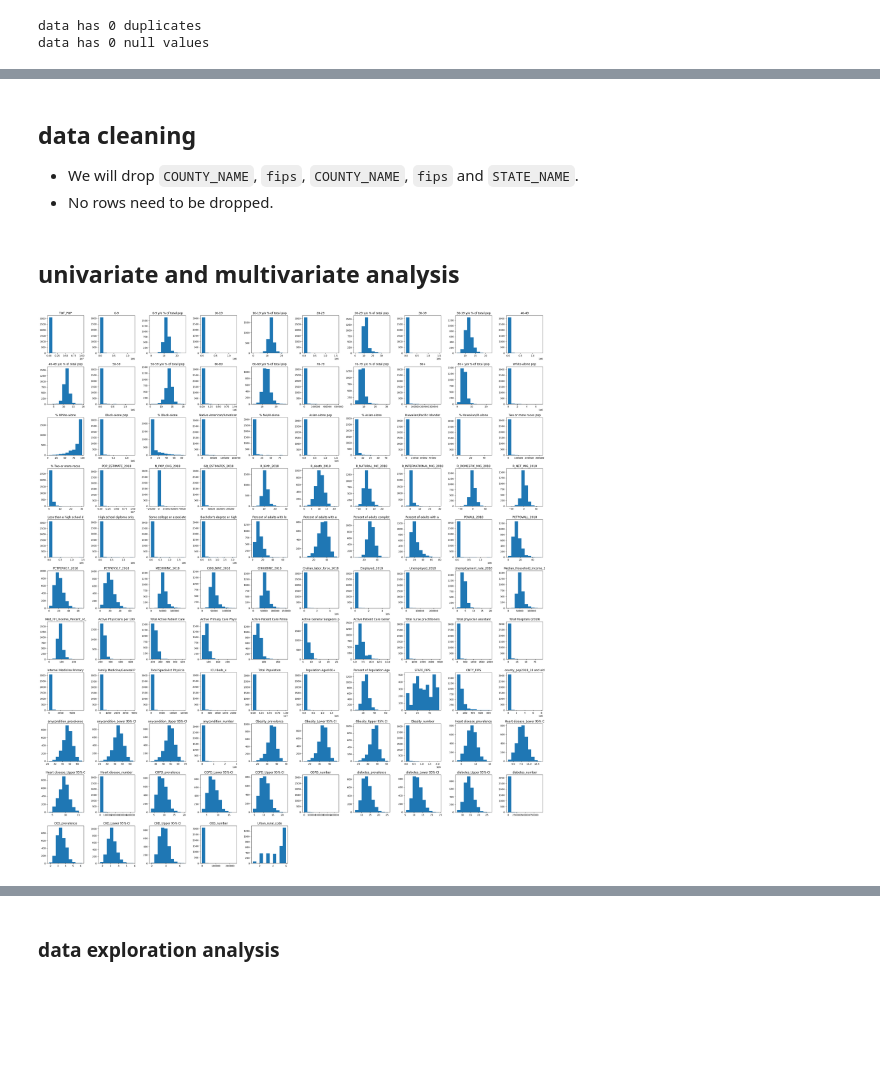
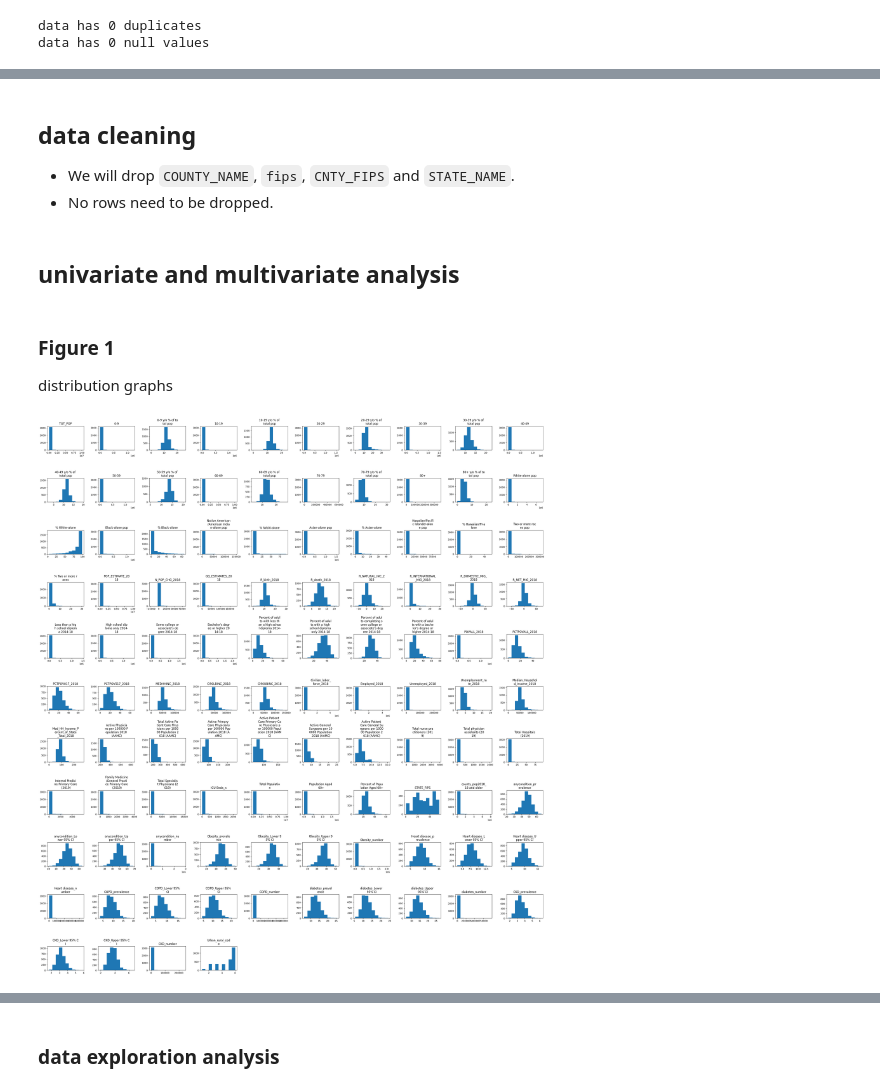
Before and after one commit to ShadekJaramillo/regularized-linear-regression-tutorial, a Jupyter notebook: src/explore.ipynb, the cells around one changed output, grey strips where cells are left out. Drawn from its saved outputs; the diff is of its cells as text; code cells hidden in the pictures; blank space fills up the shorter version.

```diff
--- a/src/explore.ipynb
+++ b/src/explore.ipynb
@@ -170,29 +183,35 @@ data has 0 null values
 # %% [markdown]
 ## data cleaning
-- We will drop `COUNTY_NAME`, `fips`, `COUNTY_NAME`, `fips` and `STATE_NAME`.
+- We will drop `COUNTY_NAME`, `fips`, `CNTY_FIPS` and `STATE_NAME`.
 - No rows need to be dropped.
 # %%
 clean_df = raw_df.copy()
-clean_df.drop(columns=['COUNTY_NAME', 'fips', 'COUNTY_NAME', 'fips', 'STATE_NAME'], inplace=True)
+clean_df.drop(columns=['COUNTY_NAME', 'fips', 'CNTY_FIPS', 'STATE_NAME'], inplace=True)
 clean_df.rename(columns={'19-Oct':'10-19'}, inplace=True)
 # %% [markdown]
 ## univariate and multivariate analysis
+# %% [markdown]
+### Figure 1
+distribution graphs
 # %%
 ncols = 10
 nrows = ceil(len(clean_df.columns)/ncols)
 in_size = 3
 
 fig = plt.figure(figsize=(ncols*in_size, nrows*in_size))
 ax: list[Axes]= []
 
 for i, (column, data) in enumerate(clean_df.items()):
+
+    column = '\n'.join([column[i:i+15] for i in range(0, len(column), 15)])
+
     new_axis = fig.add_subplot(nrows, ncols, i+1)
     ax.append(new_axis)
 
-    ax[i].set_title(f'{column[:25]}')
+    ax[i].set_title(f'{column}')
     ax[i].hist(data)
 
 plt.tight_layout()
 plt.show()
 # %% [output]
-[figure, old version]
+[figure, new version]
```
Also changed, not shown: parts of 5 cells of this notebook.
